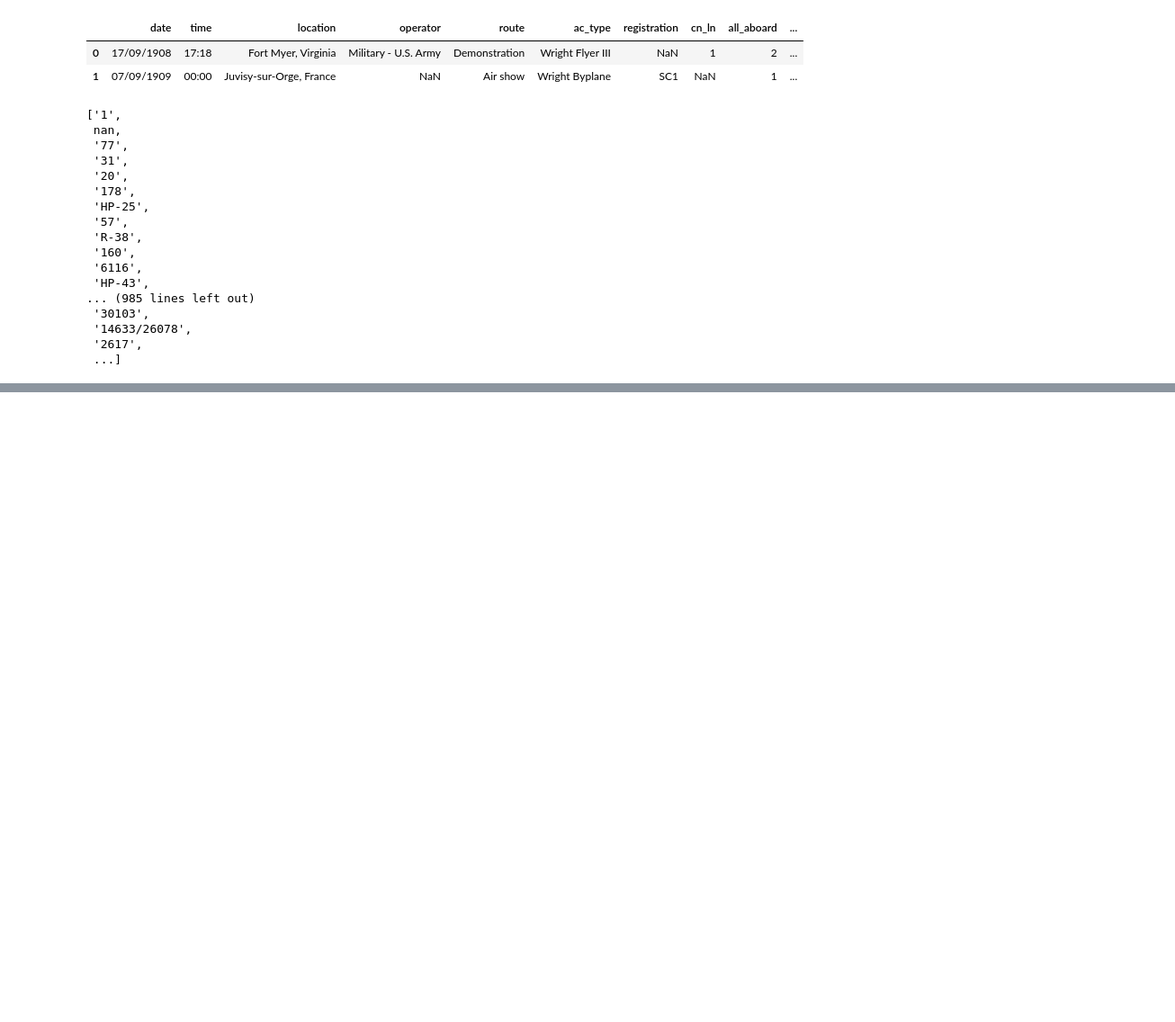
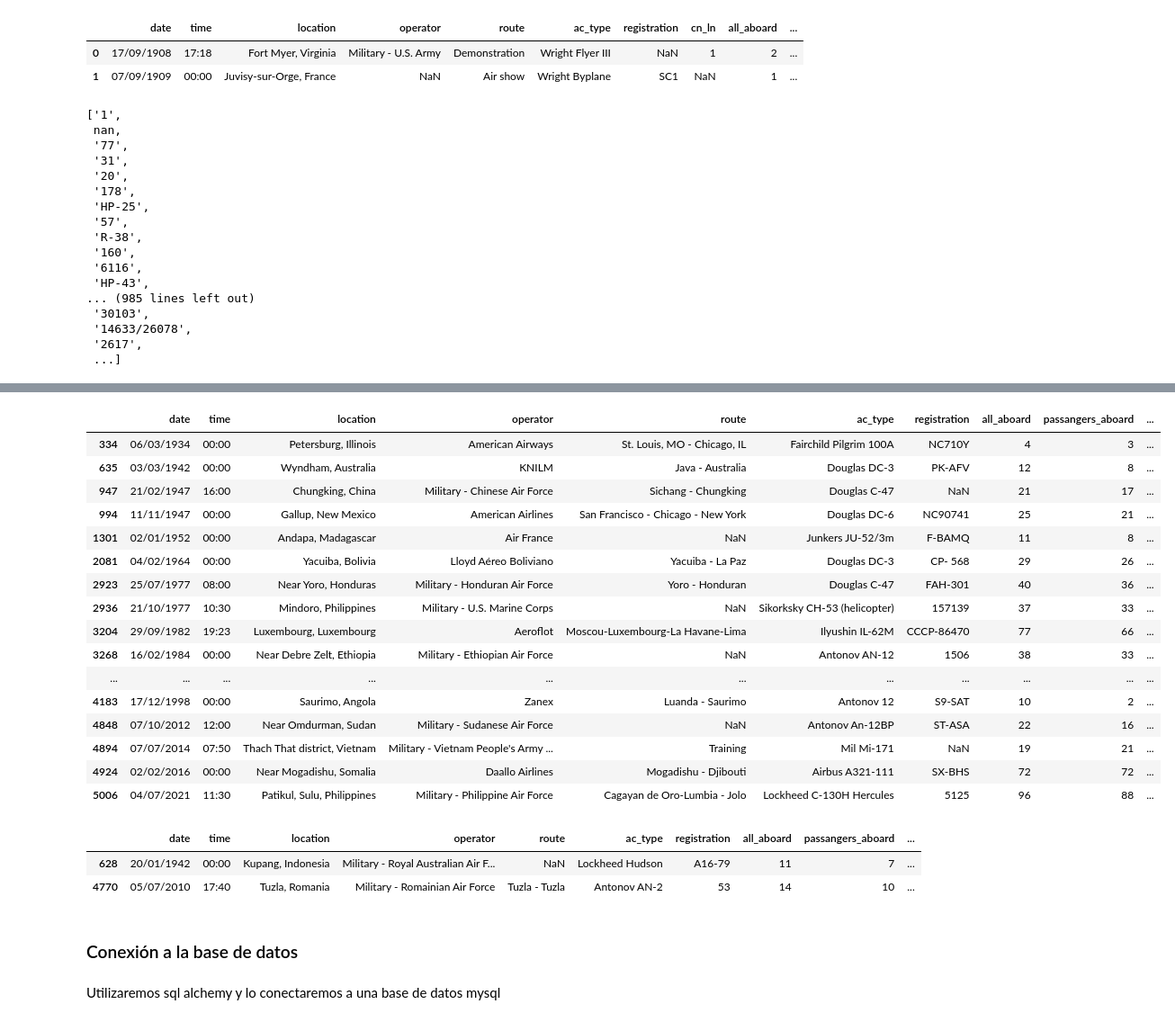
Before and after one commit to Martu-t/PI_Analytics_flights, a Jupyter notebook: main.ipynb, the cells around one changed output, grey strips where cells are left out. Shown at 90% size. Cells and saved outputs as stored; diff of their text form; code cells hidden in the pictures; blank space fills up the shorter version.

```diff
--- a/main.ipynb
+++ b/main.ipynb
@@ -239,0 +330,28 @@ flight_accident['cn_ln'].unique().tolist()
+# %%
+flight_accident[flight_accident['crew_fatalities'].isna()]
+# %% [output]
+|  | date | time | location | operator | route | ac_type | registration | all_aboard | passangers_aboard | ... |
+| 334 | 06/03/1934 | 00:00 | Petersburg, Illinois | American Airways | St. Louis, MO - Chicago, IL | Fairchild Pilgrim 100A | NC710Y | 4 | 3 | ... |
+| 635 | 03/03/1942 | 00:00 | Wyndham, Australia | KNILM | Java - Australia | Douglas DC-3 | PK-AFV | 12 | 8 | ... |
+| 947 | 21/02/1947 | 16:00 | Chungking, China | Military - Chinese Air Force | Sichang - Chungking | Douglas C-47 | NaN | 21 | 17 | ... |
+| 994 | 11/11/1947 | 00:00 | Gallup, New Mexico | American Airlines | San Francisco - Chicago - New York | Douglas DC-6 | NC90741 | 25 | 21 | ... |
+| 1301 | 02/01/1952 | 00:00 | Andapa, Madagascar | Air France | NaN | Junkers JU-52/3m | F-BAMQ | 11 | 8 | ... |
+| 2081 | 04/02/1964 | 00:00 | Yacuiba, Bolivia | Lloyd Aéreo Boliviano | Yacuiba - La Paz | Douglas DC-3 | CP- 568 | 29 | 26 | ... |
+| 2923 | 25/07/1977 | 08:00 | Near Yoro, Honduras | Military - Honduran Air Force | Yoro - Honduran | Douglas C-47 | FAH-301 | 40 | 36 | ... |
+| 2936 | 21/10/1977 | 10:30 | Mindoro, Philippines | Military - U.S. Marine Corps | NaN | Sikorksky CH-53 (helicopter) | 157139 | 37 | 33 | ... |
+| 3204 | 29/09/1982 | 19:23 | Luxembourg, Luxembourg | Aeroflot | Moscou-Luxembourg-La Havane-Lima | Ilyushin IL-62M | CCCP-86470 | 77 | 66 | ... |
+| 3268 | 16/02/1984 | 00:00 | Near Debre Zelt, Ethiopia | Military - Ethiopian Air Force | NaN | Antonov AN-12 | 1506 | 38 | 33 | ... |
+| ... | ... | ... | ... | ... | ... | ... | ... | ... | ... | ... |
+| 4183 | 17/12/1998 | 00:00 | Saurimo, Angola | Zanex | Luanda - Saurimo | Antonov 12 | S9-SAT | 10 | 2 | ... |
+| 4848 | 07/10/2012 | 12:00 | Near Omdurman, Sudan | Military - Sudanese Air Force | NaN | Antonov An-12BP | ST-ASA | 22 | 16 | ... |
+| 4894 | 07/07/2014 | 07:50 | Thach That district, Vietnam | Military - Vietnam People's Army ... | Training | Mil Mi-171 | NaN | 19 | 21 | ... |
+| 4924 | 02/02/2016 | 00:00 | Near Mogadishu, Somalia | Daallo Airlines | Mogadishu - Djibouti | Airbus A321-111 | SX-BHS | 72 | 72 | ... |
+| 5006 | 04/07/2021 | 11:30 | Patikul, Sulu, Philippines | Military - Philippine Air Force | Cagayan de Oro-Lumbia - Jolo | Lockheed C-130H Hercules | 5125 | 96 | 88 | ... |
+# %%
+# veamos si podemos cruzar datos
+# Let's see if we can cross data
+flight_accident[(flight_accident['passenger_fatalities'].isna()) & (flight_accident['crew_fatalities'].notna())]
+# %% [output]
+|  | date | time | location | operator | route | ac_type | registration | all_aboard | passangers_aboard | ... |
+| 628 | 20/01/1942 | 00:00 | Kupang, Indonesia | Military - Royal Australian Air F... | NaN | Lockheed Hudson | A16-79 | 11 | 7 | ... |
+| 4770 | 05/07/2010 | 17:40 | Tuzla, Romania | Military - Romainian Air Force | Tuzla - Tuzla | Antonov AN-2 | 53 | 14 | 10 | ... |
@@ -239,0 +361,4 @@ flight_accident['cn_ln'].unique().tolist()
+# %% [markdown]
+### Conexión a la base de datos
+# %% [markdown]
+Utilizaremos sql alchemy y lo conectaremos a una base de datos mysql
```
Also changed, not shown: parts of 13 cells of this notebook, 1 other file.
